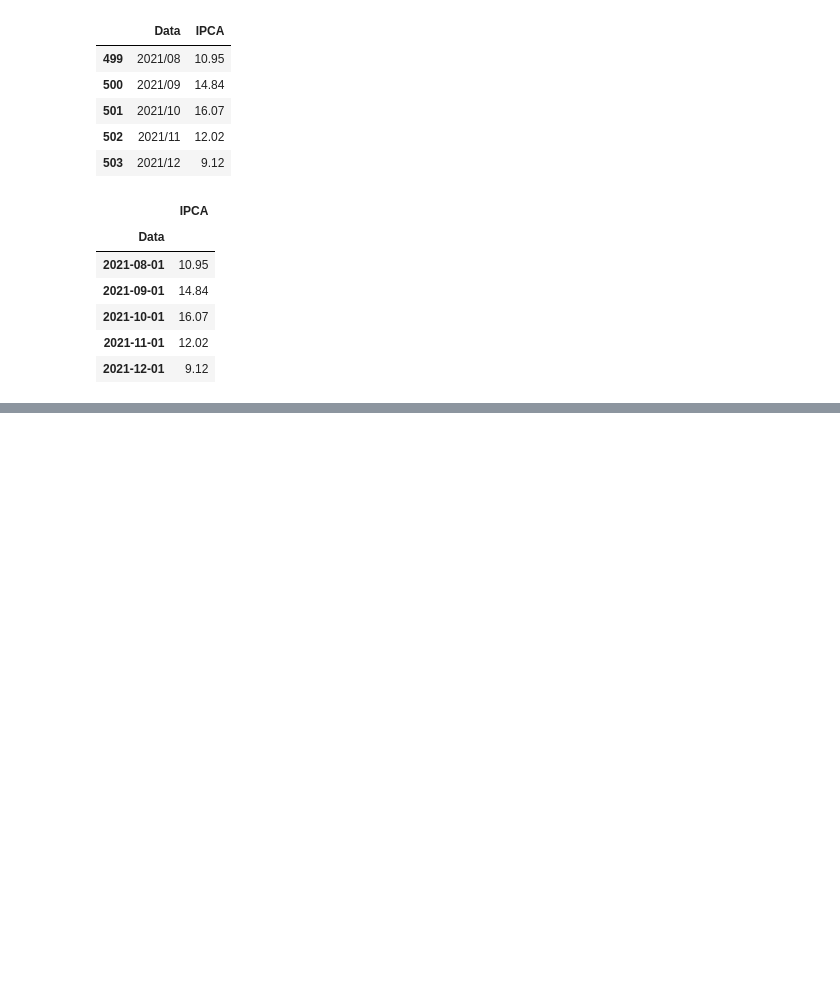
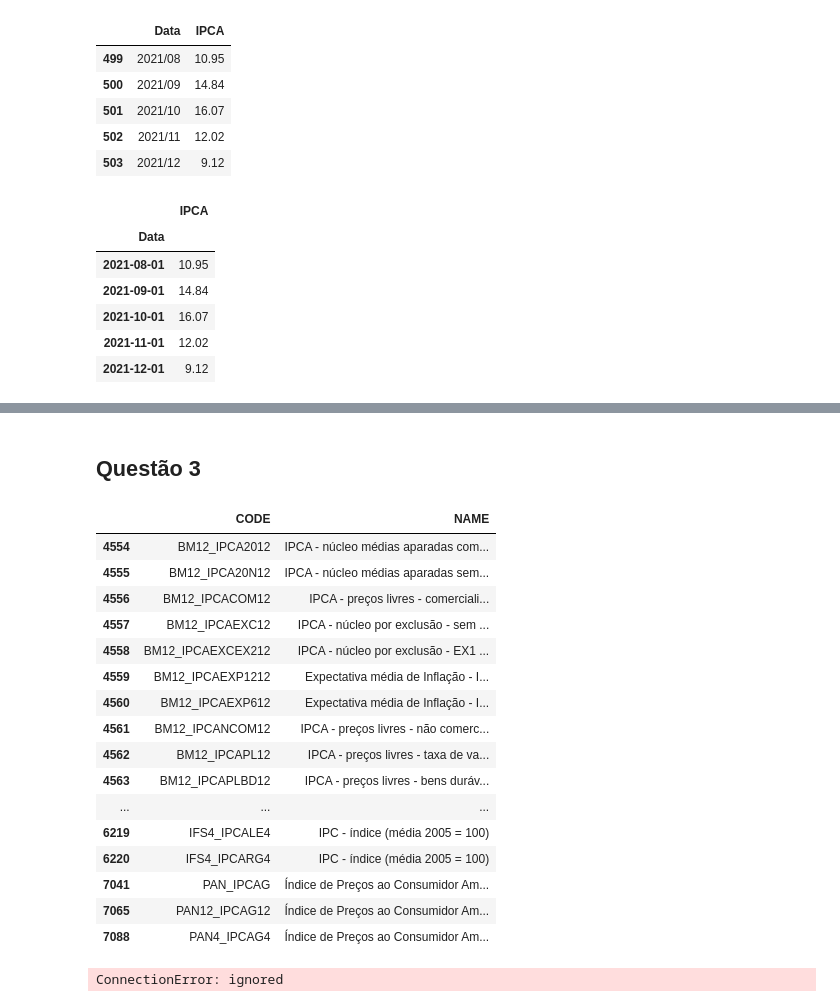
Before and after one commit to Pugianf/Big_Data_and_Public_Sector_III-Economic_Development, a Jupyter notebook: Trablaho_Final_Big_Data_e_Setor_Público_III.ipynb, the cells around one changed output, grey strips where cells are left out. Saved outputs shown, nothing was run; the diff lists cells and outputs as text; code cells hidden in the pictures; blank space fills up the shorter version.

```diff
--- a/Trablaho_Final_Big_Data_e_Setor_Público_III.ipynb
+++ b/Trablaho_Final_Big_Data_e_Setor_Público_III.ipynb
@@ -155,0 +197,28 @@ dfIPCA.tail(5)
+# %% [markdown]
+## Questão 3
+# %%
+dfSeriesIpeadata = ipeadatapy.list_series()
+# %%
+dfSeriesIpeadata[dfSeriesIpeadata['CODE'].str.contains("IPCA")]
+# %% [output]
+|  | CODE | NAME |
+| 4554 | BM12_IPCA2012 | IPCA - núcleo médias aparadas com... |
+| 4555 | BM12_IPCA20N12 | IPCA - núcleo médias aparadas sem... |
+| 4556 | BM12_IPCACOM12 | IPCA - preços livres - comerciali... |
+| 4557 | BM12_IPCAEXC12 | IPCA - núcleo por exclusão - sem ... |
+| 4558 | BM12_IPCAEXCEX212 | IPCA - núcleo por exclusão - EX1 ... |
+| 4559 | BM12_IPCAEXP1212 | Expectativa média de Inflação - I... |
+| 4560 | BM12_IPCAEXP612 | Expectativa média de Inflação - I... |
+| 4561 | BM12_IPCANCOM12 | IPCA - preços livres - não comerc... |
+| 4562 | BM12_IPCAPL12 | IPCA - preços livres - taxa de va... |
+| 4563 | BM12_IPCAPLBD12 | IPCA - preços livres - bens duráv... |
+| ... | ... | ... |
+| 6219 | IFS4_IPCALE4 | IPC - índice (média 2005 = 100) |
+| 6220 | IFS4_IPCARG4 | IPC - índice (média 2005 = 100) |
+| 7041 | PAN_IPCAG | Índice de Preços ao Consumidor Am... |
+| 7065 | PAN12_IPCAG12 | Índice de Preços ao Consumidor Am... |
+| 7088 | PAN4_IPCAG4 | Índice de Preços ao Consumidor Am... |
+# %%
+dfIPCA = ipeadatapy.timeseries('PAN12_IPCAG12')
+# %% [output]
+ConnectionError: ignored
```
Also changed, not shown: parts of 5 cells of this notebook.
